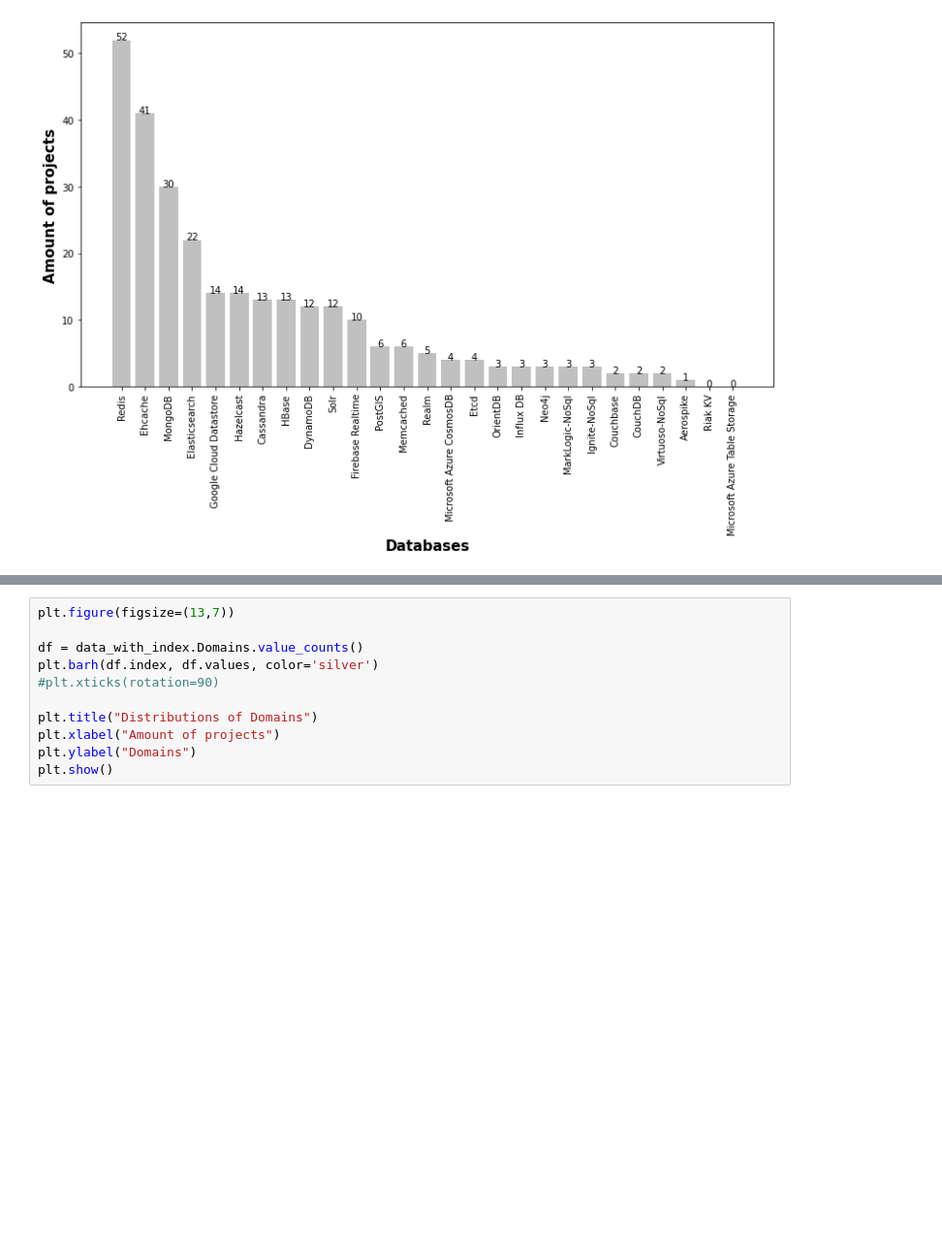
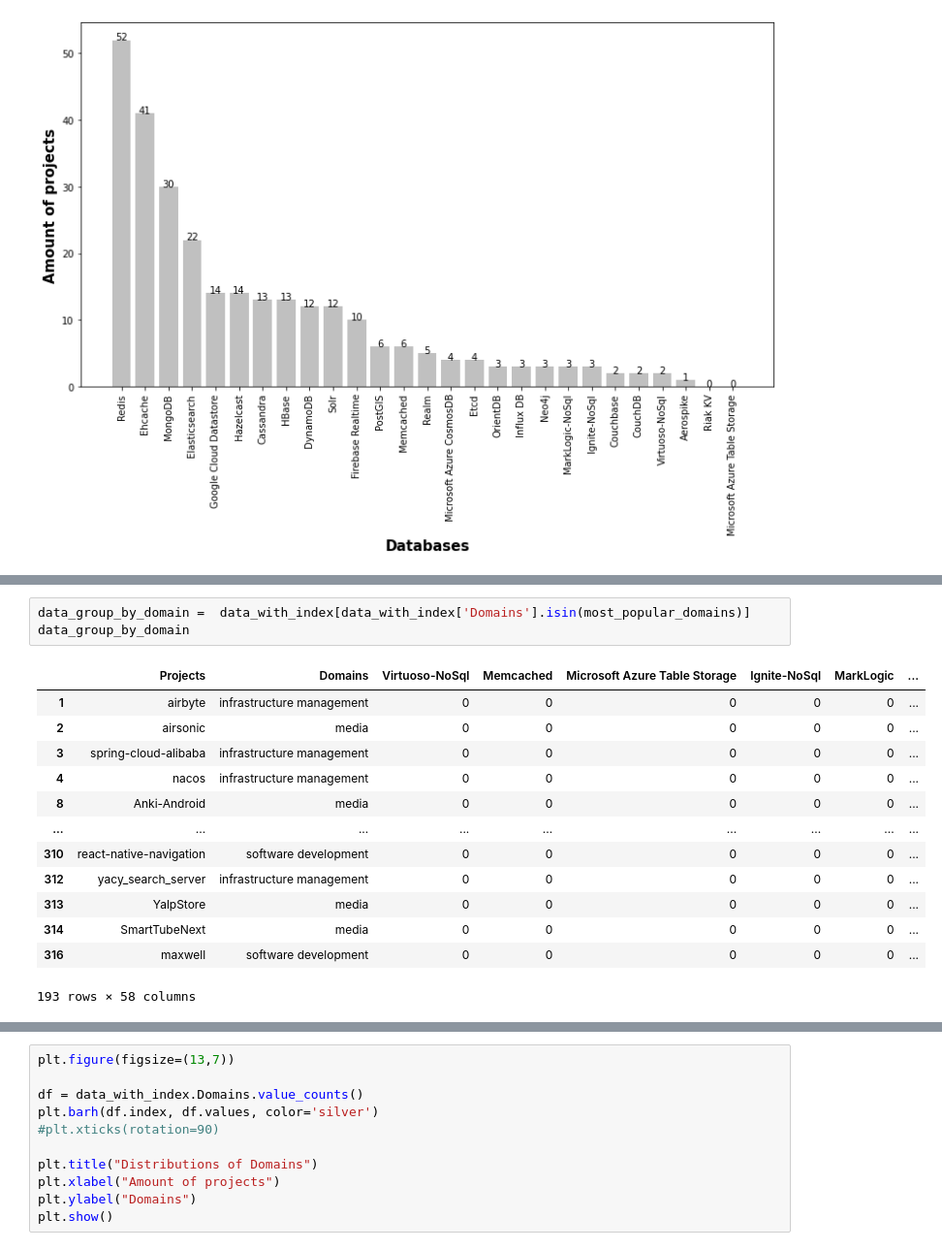
Before and after one commit to gems-uff/db-mining, a Jupyter notebook: src/results_database_characterization.ipynb, the cells around one changed output, grey strips where cells are left out. Shown at 97% size. Cells and saved outputs as stored; diff of their text form; blank space fills up the shorter version.

```diff
--- a/src/results_database_characterization.ipynb
+++ b/src/results_database_characterization.ipynb
@@ -174,0 +192,17 @@ Name: Domains, dtype: int64
+# %%
+data_group_by_domain =  data_with_index[data_with_index['Domains'].isin(most_popular_domains)]
+data_group_by_domain
+# %% [output]
+|  | Projects | Domains | Virtuoso-NoSql | Memcached | Microsoft Azure Table Storage | Ignite-NoSql | MarkLogic | ... |
+| 1 | airbyte | infrastructure management | 0 | 0 | 0 | 0 | 0 | ... |
+| 2 | airsonic | media | 0 | 0 | 0 | 0 | 0 | ... |
+| 3 | spring-cloud-alibaba | infrastructure management | 0 | 0 | 0 | 0 | 0 | ... |
+| 4 | nacos | infrastructure management | 0 | 0 | 0 | 0 | 0 | ... |
+| 8 | Anki-Android | media | 0 | 0 | 0 | 0 | 0 | ... |
+| ... | ... | ... | ... | ... | ... | ... | ... | ... |
+| 310 | react-native-navigation | software development | 0 | 0 | 0 | 0 | 0 | ... |
+| 312 | yacy_search_server | infrastructure management | 0 | 0 | 0 | 0 | 0 | ... |
+| 313 | YalpStore | media | 0 | 0 | 0 | 0 | 0 | ... |
+| 314 | SmartTubeNext | media | 0 | 0 | 0 | 0 | 0 | ... |
+| 316 | maxwell | software development | 0 | 0 | 0 | 0 | 0 | ... |
+193 rows × 58 columns
```
Also changed, not shown: parts of 5 cells of this notebook.
